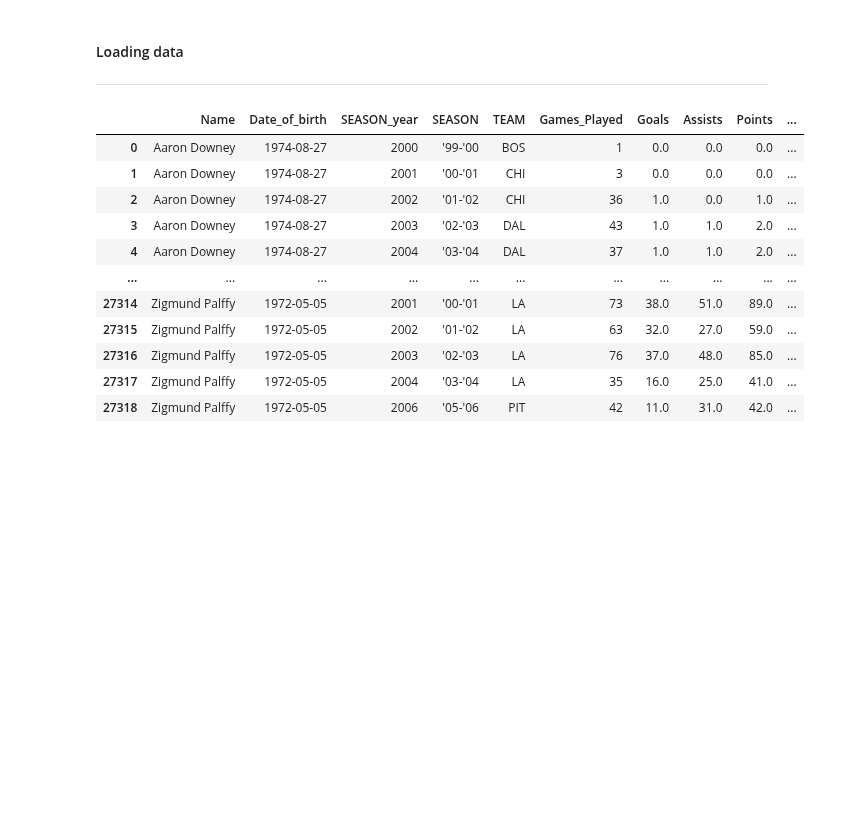
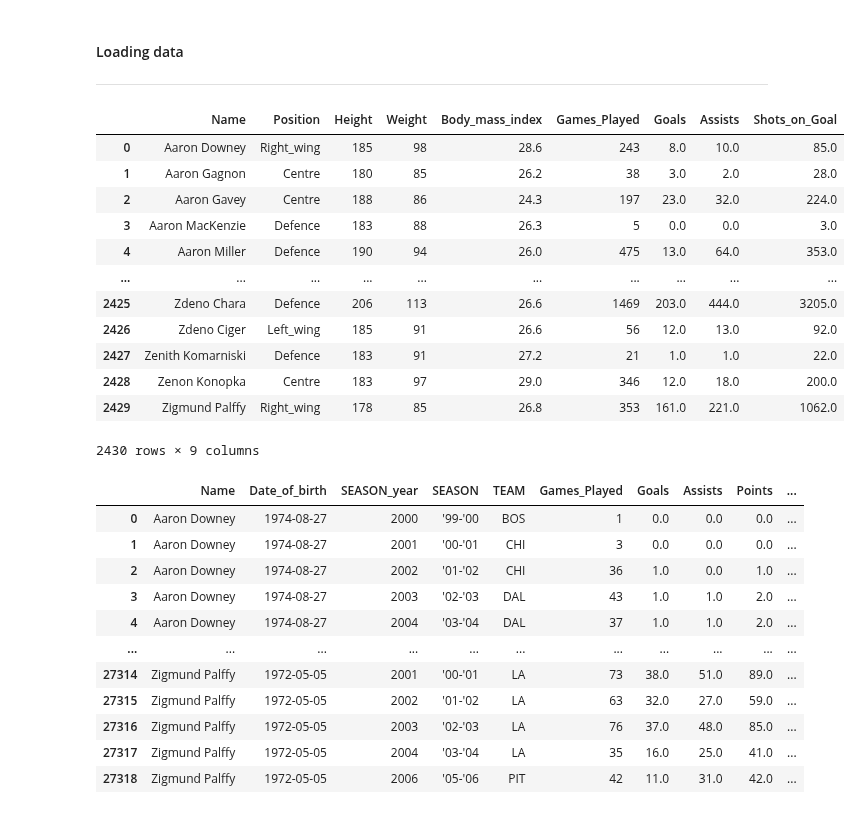
Before and after one commit to data301-2021-winter1/project-group38-project, a Jupyter notebook: notebooks/analysis3.ipynb, the cells around one changed output. Saved outputs shown, nothing was run; the diff lists cells and outputs as text; code cells hidden in the pictures; blank space fills up the shorter version.

```diff
--- a/notebooks/analysis3.ipynb
+++ b/notebooks/analysis3.ipynb
@@ -15,6 +32,24 @@ import missingno
 # %% [markdown]
 #### Loading data
 ---
+# %%
+import project_functions3 # This is called a relative import
+df = project_functions3.load_and_process("../data/raw/NHL_Players_Statistics.csv")
+df
+# %% [output]
+|  | Name | Position | Height | Weight | Body_mass_index | Games_Played | Goals | Assists | Shots_on_Goal |
+| 0 | Aaron Downey | Right_wing | 185 | 98 | 28.6 | 243 | 8.0 | 10.0 | 85.0 |
+| 1 | Aaron Gagnon | Centre | 180 | 85 | 26.2 | 38 | 3.0 | 2.0 | 28.0 |
+| 2 | Aaron Gavey | Centre | 188 | 86 | 24.3 | 197 | 23.0 | 32.0 | 224.0 |
+| 3 | Aaron MacKenzie | Defence | 183 | 88 | 26.3 | 5 | 0.0 | 0.0 | 3.0 |
+| 4 | Aaron Miller | Defence | 190 | 94 | 26.0 | 475 | 13.0 | 64.0 | 353.0 |
+| ... | ... | ... | ... | ... | ... | ... | ... | ... | ... |
+| 2425 | Zdeno Chara | Defence | 206 | 113 | 26.6 | 1469 | 203.0 | 444.0 | 3205.0 |
+| 2426 | Zdeno Ciger | Left_wing | 185 | 91 | 26.6 | 56 | 12.0 | 13.0 | 92.0 |
+| 2427 | Zenith Komarniski | Defence | 183 | 91 | 27.2 | 21 | 1.0 | 1.0 | 22.0 |
+| 2428 | Zenon Konopka | Centre | 183 | 97 | 29.0 | 346 | 12.0 | 18.0 | 200.0 |
+| 2429 | Zigmund Palffy | Right_wing | 178 | 85 | 26.8 | 353 | 161.0 | 221.0 | 1062.0 |
+2430 rows × 9 columns
 # %%
 mainData = pd.read_csv("../data/raw/NHL_Players_Statistics.csv", sep=';')
 mainData
```
Also changed, not shown: parts of 2 cells of this notebook, 1 other file.
